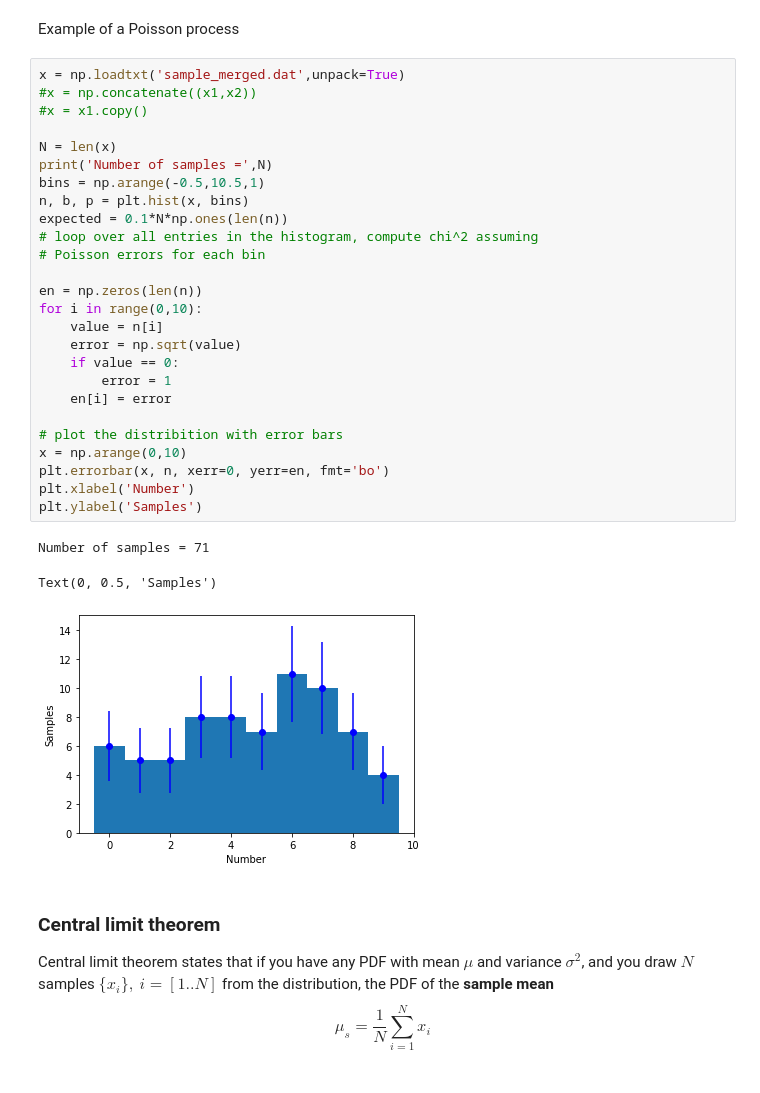
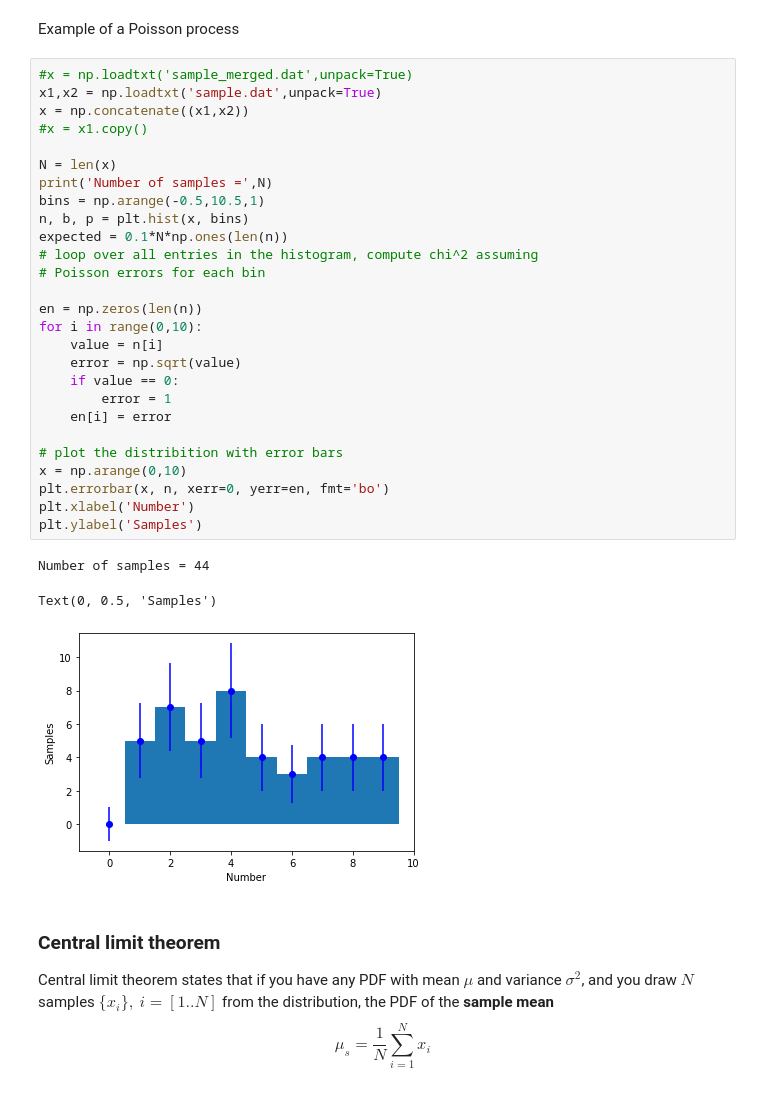
Before and after one commit to ds-connectors/Physics-88-SP22, a Jupyter notebook: Week07/L05/Lecture05.ipynb, the cells around one changed output. Cells and saved outputs as stored; diff of their text form.

```diff
--- a/Week07/L05/Lecture05.ipynb
+++ b/Week07/L05/Lecture05.ipynb
@@ -74,35 +75,36 @@ Standard deviation =  23.7
 # %% [markdown]
 Example of a Poisson process
 # %%
-x = np.loadtxt('sample_merged.dat',unpack=True)
-#x = np.concatenate((x1,x2))
+#x = np.loadtxt('sample_merged.dat',unpack=True)
+x1,x2 = np.loadtxt('sample.dat',unpack=True)
+x = np.concatenate((x1,x2))
 #x = x1.copy()
 
 N = len(x)
 print('Number of samples =',N)
 bins = np.arange(-0.5,10.5,1)
 n, b, p = plt.hist(x, bins)
 expected = 0.1*N*np.ones(len(n))
 # loop over all entries in the histogram, compute chi^2 assuming
 # Poisson errors for each bin
 
 en = np.zeros(len(n))
 for i in range(0,10):
     value = n[i]
     error = np.sqrt(value)
     if value == 0:
         error = 1
     en[i] = error
 
 # plot the distribition with error bars
 x = np.arange(0,10)
 plt.errorbar(x, n, xerr=0, yerr=en, fmt='bo')
 plt.xlabel('Number')
 plt.ylabel('Samples')
 # %% [output]
-Number of samples = 71
+Number of samples = 44
 Text(0, 0.5, 'Samples')
-[figure, old version]
+[figure, new version]
 # %% [markdown]
 ### Central limit theorem
 
```
Also changed, not shown: parts of 11 cells of this notebook, 3 other files.
